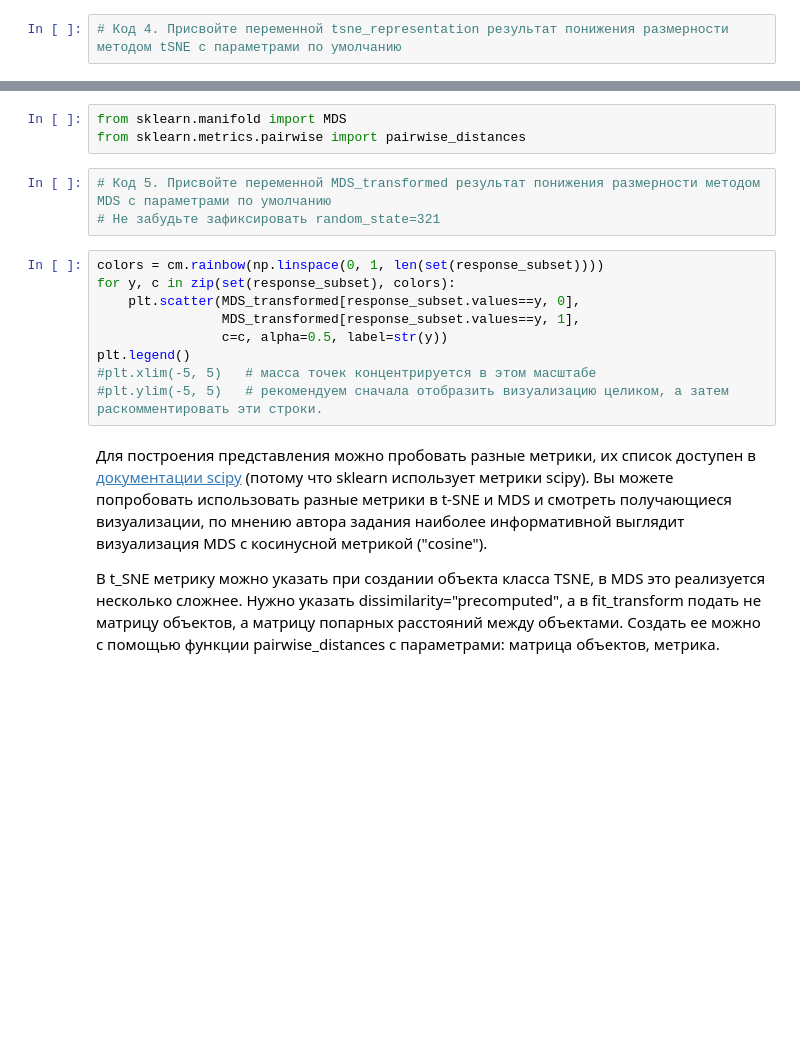
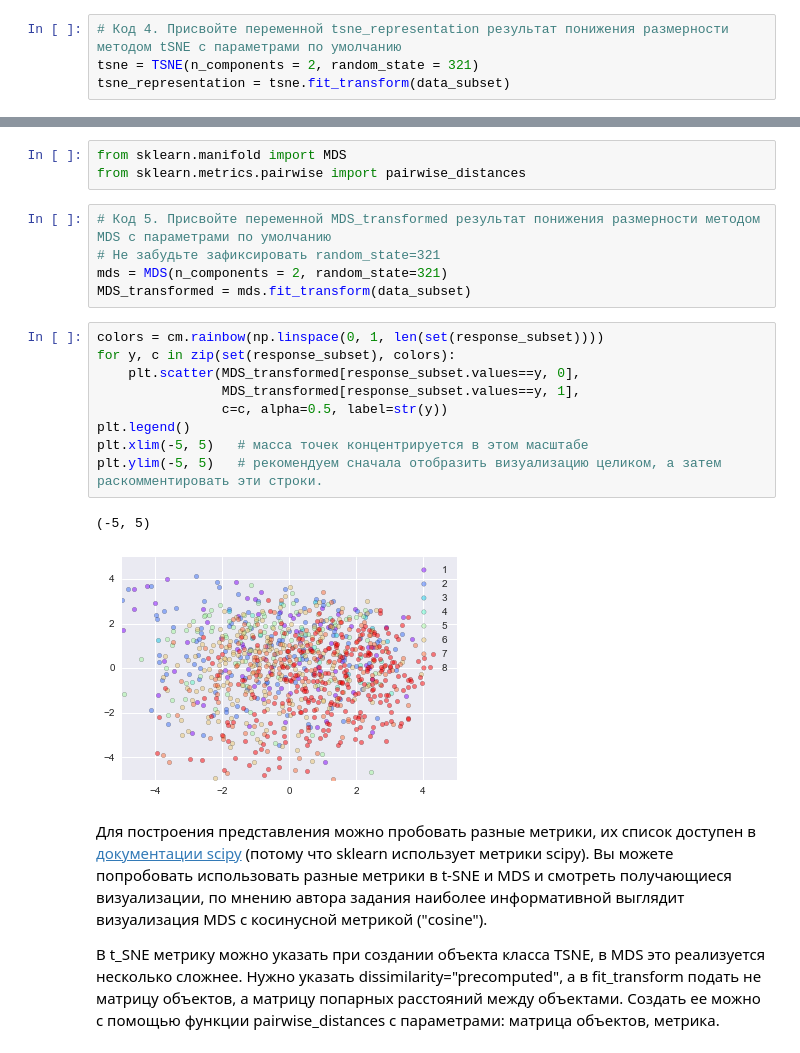
Before and after one commit to movb/yandex-ml, a Jupyter notebook: mipt-ml-3/week3/VisualizationPeerReview.ipynb, the cells around one changed output, grey strips where cells are left out. Cells and saved outputs as stored; diff of their text form; blank space fills up the shorter version.

```diff
--- a/mipt-ml-3/week3/VisualizationPeerReview.ipynb
+++ b/mipt-ml-3/week3/VisualizationPeerReview.ipynb
@@ -185,6 +262,8 @@ import matplotlib.cm as cm # импортируем цветовые схемы,
 Методы понижения размерности имеют такой же интерфейс, как классификаторы и регрессоры. Для построения визуализации t-SNE нужно создать объект класса и вызвать его метод fit_transform, который вернет матрицу размера число объектов x новая размерность; по умолчанию новая размерность равна 2. Выполните эти действия и запишите результат работы метода в переменную tsne_representation. Рекомендуем ознакомиться с параметрами метода на [странице документации TSNE](http://scikit-learn.org/stable/modules/generated/sklearn.manifold.TSNE.html#sklearn.manifold.TSNE). <font color="red"> Зафиксируйте случайное приближение random_state=321, чтобы результат визуализации у всех был одинаковый. </font>
 # %%
 # Код 4. Присвойте переменной tsne_representation результат понижения размерности методом tSNE с параметрами по умолчанию
+tsne = TSNE(n_components = 2, random_state = 321)
+tsne_representation = tsne.fit_transform(data_subset)
 # %% [markdown]
 Визуализируем полученное представление. Для этого создадим набор цветов по количеству классов, а затем в цикле по классам будем отображать представления точек, относящихся к этому классу. Будем указывать параметр alpha=0.5, чтобы сделать точки полупрозрачными, это лучше в ситуации, когда точки накладываются.
 # %%
@@ -201,15 +283,20 @@ from sklearn.metrics.pairwise import pairwise_distances
 # %%
 # Код 5. Присвойте переменной MDS_transformed результат понижения размерности методом MDS с параметрами по умолчанию
 # Не забудьте зафиксировать random_state=321
+mds = MDS(n_components = 2, random_state=321)
+MDS_transformed = mds.fit_transform(data_subset)
 # %%
 colors = cm.rainbow(np.linspace(0, 1, len(set(response_subset))))
 for y, c in zip(set(response_subset), colors):
     plt.scatter(MDS_transformed[response_subset.values==y, 0],
                 MDS_transformed[response_subset.values==y, 1],
                 c=c, alpha=0.5, label=str(y))
 plt.legend()
-#plt.xlim(-5, 5)   # масса точек концентрируется в этом масштабе
-#plt.ylim(-5, 5)   # рекомендуем сначала отобразить визуализацию целиком, а затем раскомментировать эти строки.
+plt.xlim(-5, 5)   # масса точек концентрируется в этом масштабе
+plt.ylim(-5, 5)   # рекомендуем сначала отобразить визуализацию целиком, а затем раскомментировать эти строки.
+# %% [output]
+(-5, 5)
+[figure, added]
 # %% [markdown]
 Для построения представления можно пробовать разные метрики, их список доступен в [документации scipy](http://docs.scipy.org/doc/scipy-0.14.0/reference/generated/scipy.spatial.distance.pdist.html) (потому что sklearn использует метрики scipy). Вы можете попробовать использовать разные метрики в t-SNE и MDS и смотреть получающиеся визуализации, по мнению автора задания наиболее информативной выглядит визуализация MDS c косинусной метрикой ("cosine").
 
```
Also changed, not shown: parts of 28 cells of this notebook.
